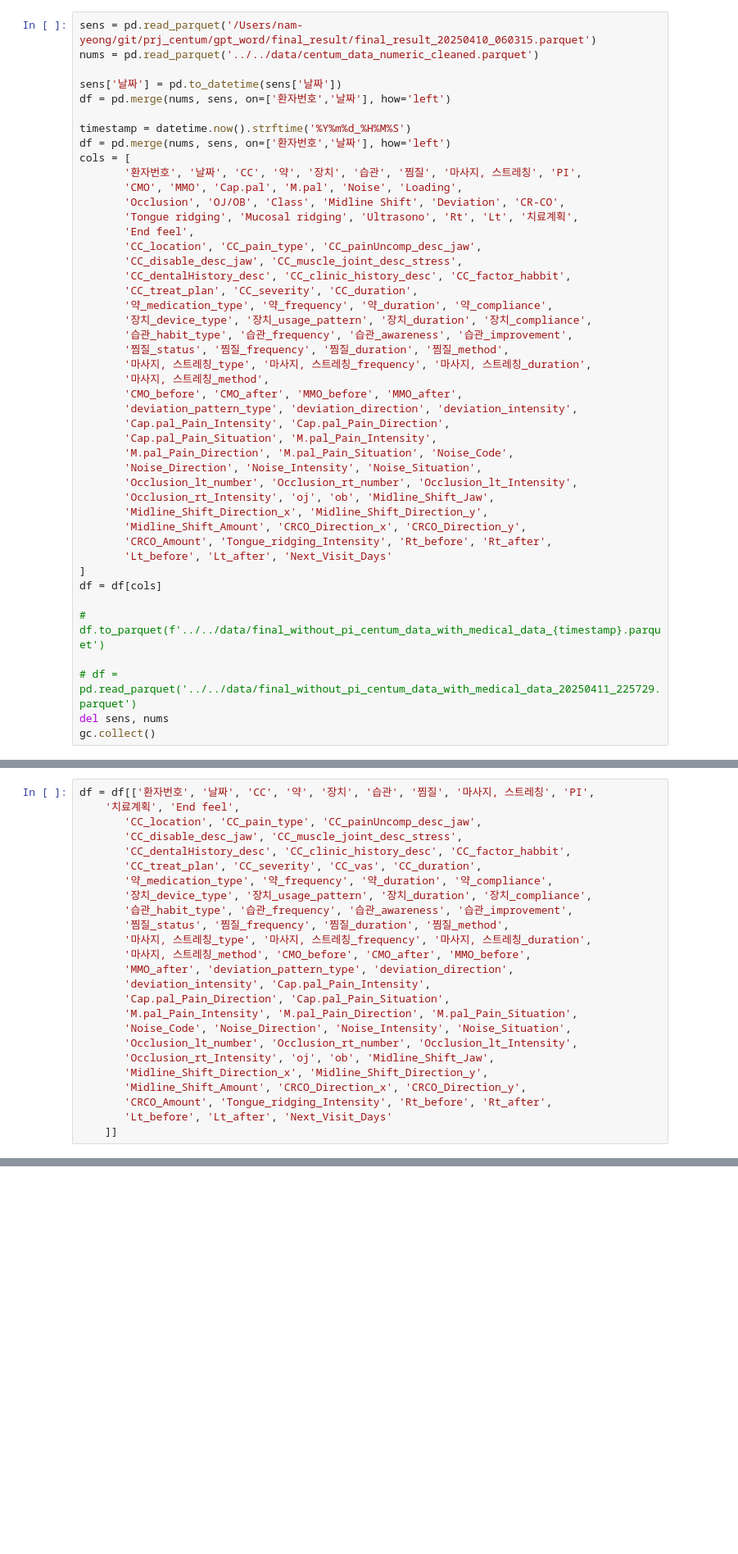
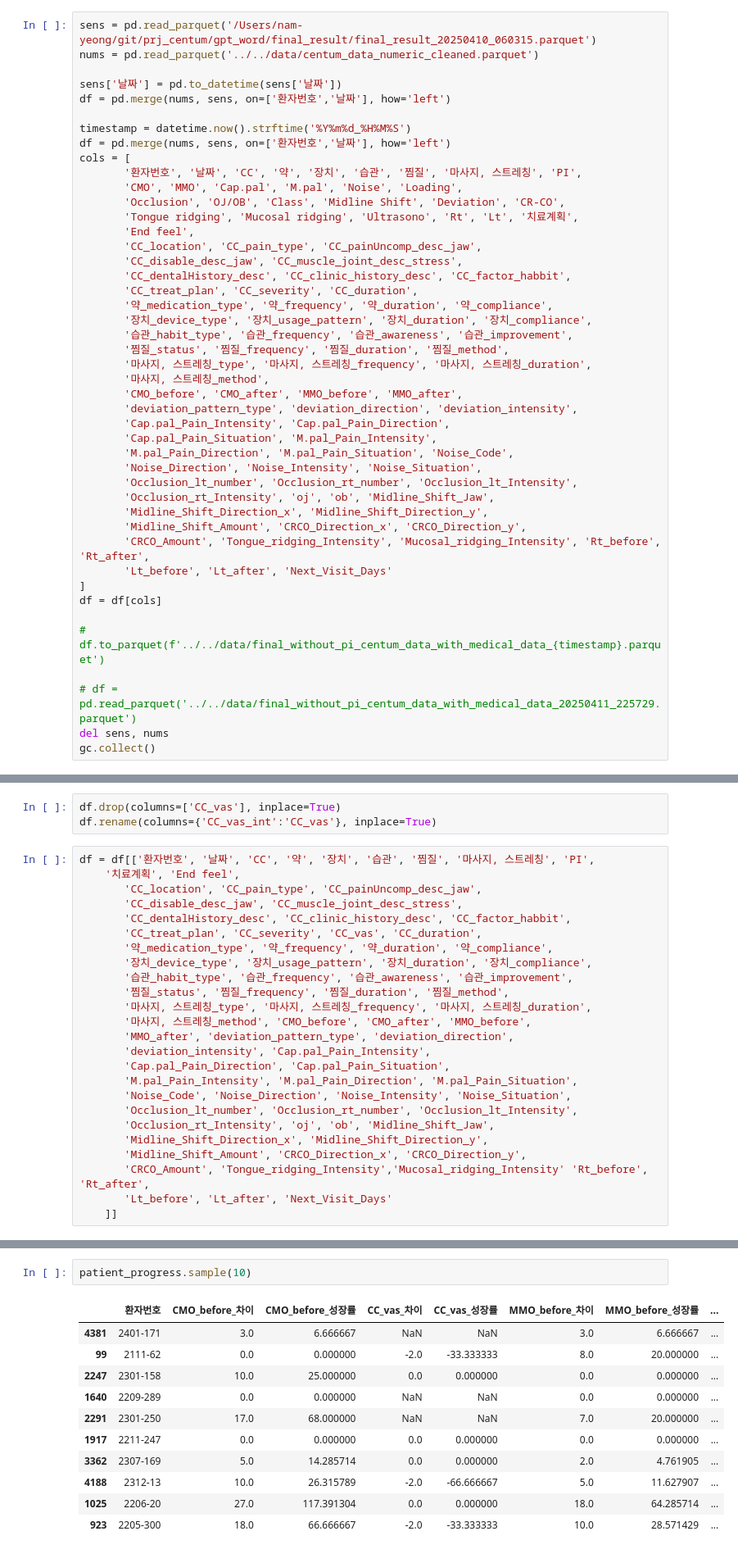
Before and after one commit to skadudd/prj_centum, a Jupyter notebook: gpt_classifier/classifier.ipynb, the cells around one changed output, grey strips where cells are left out. Shown at 82% size. Saved outputs shown, nothing was run; the diff lists cells and outputs as text; blank space fills up the shorter version.

```diff
--- a/gpt_classifier/classifier.ipynb
+++ b/gpt_classifier/classifier.ipynb
@@ -58,7 +58,7 @@ cols = [
        'Occlusion_rt_Intensity', 'oj', 'ob', 'Midline_Shift_Jaw',
        'Midline_Shift_Direction_x', 'Midline_Shift_Direction_y',
        'Midline_Shift_Amount', 'CRCO_Direction_x', 'CRCO_Direction_y',
-       'CRCO_Amount', 'Tongue_ridging_Intensity', 'Rt_before', 'Rt_after',
+       'CRCO_Amount', 'Tongue_ridging_Intensity', 'Mucosal_ridging_Intensity', 'Rt_before', 'Rt_after',
        'Lt_before', 'Lt_after', 'Next_Visit_Days'
 ]
 df = df[cols]
@@ -196,3 +249,6 @@ df = fast_last_vas_extraction(df)
+# %%
+df.drop(columns=['CC_vas'], inplace=True)
+df.rename(columns={'CC_vas_int':'CC_vas'}, inplace=True)
 # %%
 df = df[['환자번호', '날짜', 'CC', '약', '장치', '습관', '찜질', '마사지, 스트레칭', 'PI',
     '치료계획', 'End feel',
@@ -215,7 +271,7 @@ df = df[['환자번호', '날짜', 'CC', '약', '장치', '습관', '찜질', '
        'Occlusion_rt_Intensity', 'oj', 'ob', 'Midline_Shift_Jaw',
        'Midline_Shift_Direction_x', 'Midline_Shift_Direction_y',
        'Midline_Shift_Amount', 'CRCO_Direction_x', 'CRCO_Direction_y',
-       'CRCO_Amount', 'Tongue_ridging_Intensity', 'Rt_before', 'Rt_after',
+       'CRCO_Amount', 'Tongue_ridging_Intensity','Mucosal_ridging_Intensity' 'Rt_before', 'Rt_after',
        'Lt_before', 'Lt_after', 'Next_Visit_Days'
     ]]
 # %% [output]
@@ -278,0 +419,14 @@ df.iloc[:,10:].head()
+# %%
+patient_progress.sample(10)
+# %% [output]
+|  | 환자번호 | CMO_before_차이 | CMO_before_성장률 | CC_vas_차이 | CC_vas_성장률 | MMO_before_차이 | MMO_before_성장률 | ... |
+| 4381 | 2401-171 | 3.0 | 6.666667 | NaN | NaN | 3.0 | 6.666667 | ... |
+| 99 | 2111-62 | 0.0 | 0.000000 | -2.0 | -33.333333 | 8.0 | 20.000000 | ... |
+| 2247 | 2301-158 | 10.0 | 25.000000 | 0.0 | 0.000000 | 0.0 | 0.000000 | ... |
+| 1640 | 2209-289 | 0.0 | 0.000000 | NaN | NaN | 0.0 | 0.000000 | ... |
+| 2291 | 2301-250 | 17.0 | 68.000000 | NaN | NaN | 7.0 | 20.000000 | ... |
+| 1917 | 2211-247 | 0.0 | 0.000000 | 0.0 | 0.000000 | 0.0 | 0.000000 | ... |
+| 3362 | 2307-169 | 5.0 | 14.285714 | 0.0 | 0.000000 | 2.0 | 4.761905 | ... |
+| 4188 | 2312-13 | 10.0 | 26.315789 | -2.0 | -66.666667 | 5.0 | 11.627907 | ... |
+| 1025 | 2206-20 | 27.0 | 117.391304 | 0.0 | 0.000000 | 18.0 | 64.285714 | ... |
+| 923 | 2205-300 | 18.0 | 66.666667 | -2.0 | -33.333333 | 10.0 | 28.571429 | ... |
```
Also changed, not shown: parts of 11 cells of this notebook, 1 other file.
